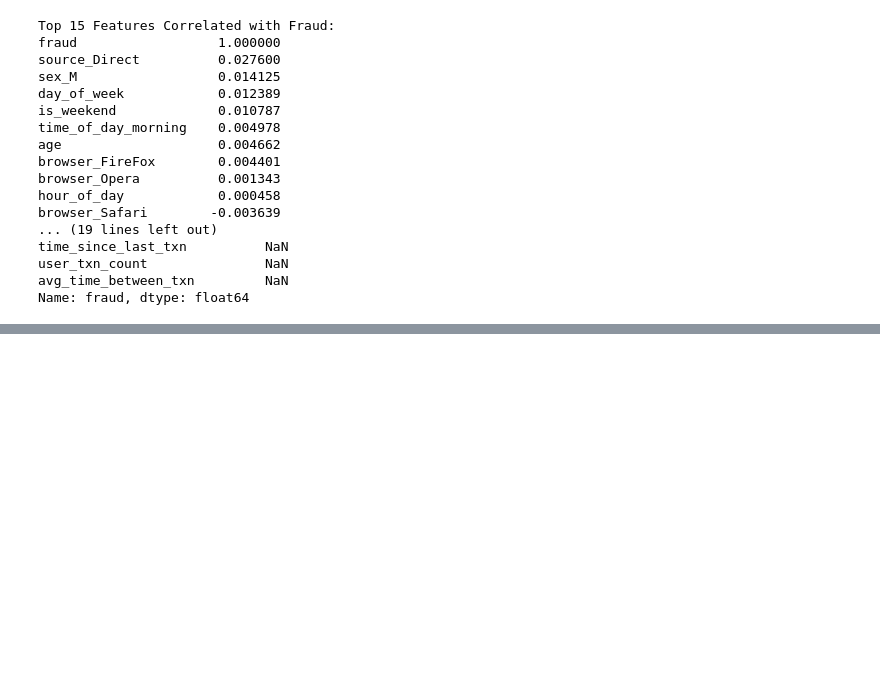
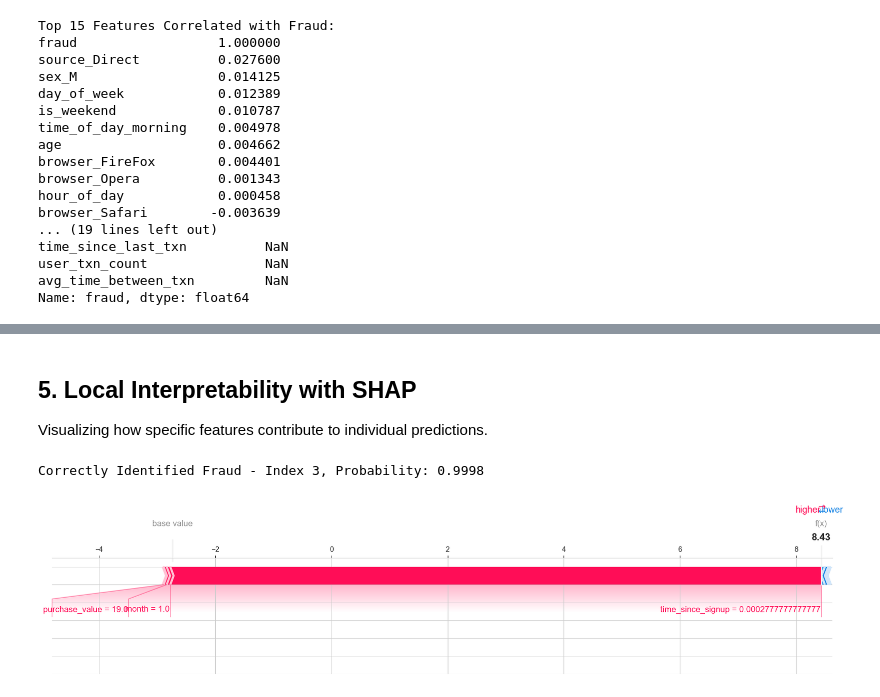
Before and after one commit to Eden-kassie/fraud-detection, a Jupyter notebook: notebooks/5-shap-explainability.ipynb, the cells around one changed output, grey strips where cells are left out. Drawn from its saved outputs; the diff is of its cells as text; code cells hidden in the pictures; blank space fills up the shorter version.

```diff
--- a/notebooks/5-shap-explainability.ipynb
+++ b/notebooks/5-shap-explainability.ipynb
@@ -226,0 +194,25 @@ No false positives found in test set
+# %% [markdown]
+## 5. Local Interpretability with SHAP
+
+Visualizing how specific features contribute to individual predictions.
+# %%
+# Find specific interesting cases from the test set
+y_pred_proba = model.predict_proba(X_test)[:, 1]
+
+# 1. True Positive (High probability fraud correctly identified)
+tp_idx = np.where((y_test == 1) & (y_pred_proba > 0.8))[0]
+
+if len(tp_idx) > 0:
+    idx = tp_idx[0]
+    instance = X_test.iloc[idx]
+    print(f"Correctly Identified Fraud - Index {idx}, Probability: {y_pred_proba[idx]:.4f}")
+
+    # Redefine shap plot for force plots (needs base value)
+    base_value = explainer.expected_value[1] if isinstance(explainer.expected_value, (list, np.ndarray)) else explainer.expected_value
+    shap_v = explainer.shap_values(instance.values.reshape(1, -1))
+    shap_v_plot = shap_v[1][0] if isinstance(shap_v, list) else shap_v[0]
+
+    shap.force_plot(base_value, shap_v_plot, instance, matplotlib=True)
+# %% [output]
+Correctly Identified Fraud - Index 3, Probability: 0.9998
+[figure, added]
```
Also changed, not shown: parts of 15 cells of this notebook.
